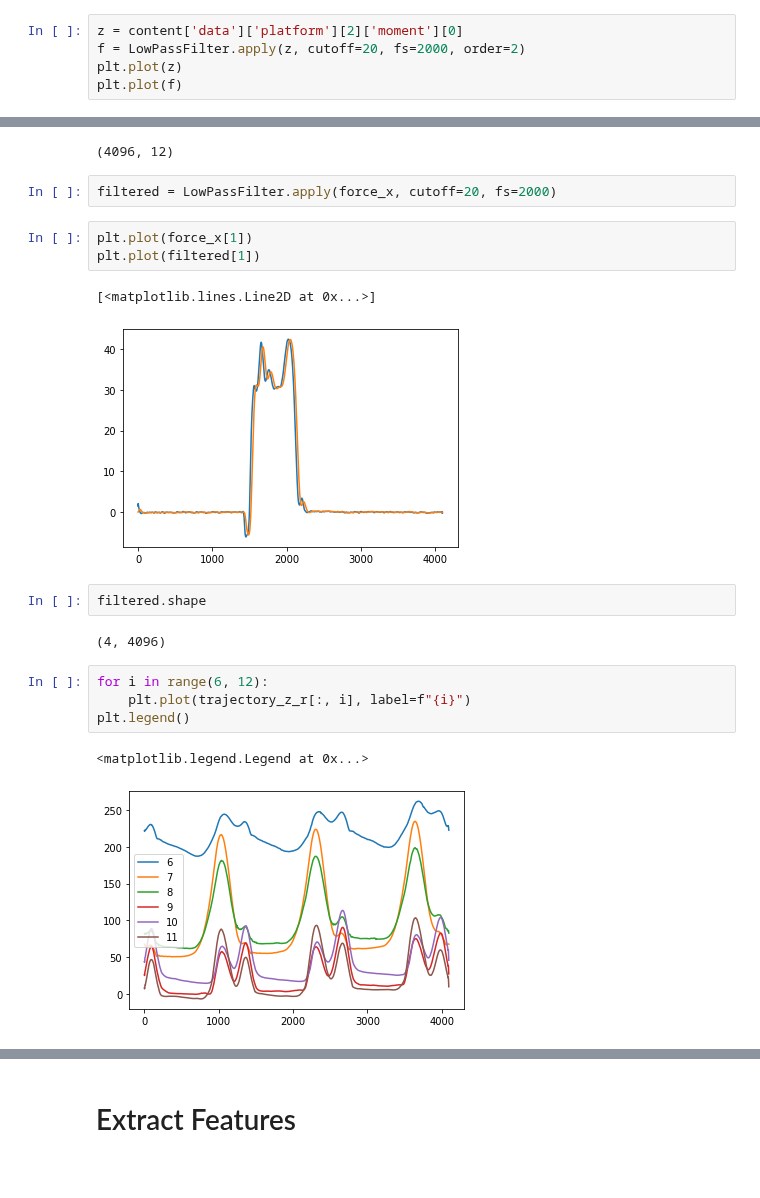
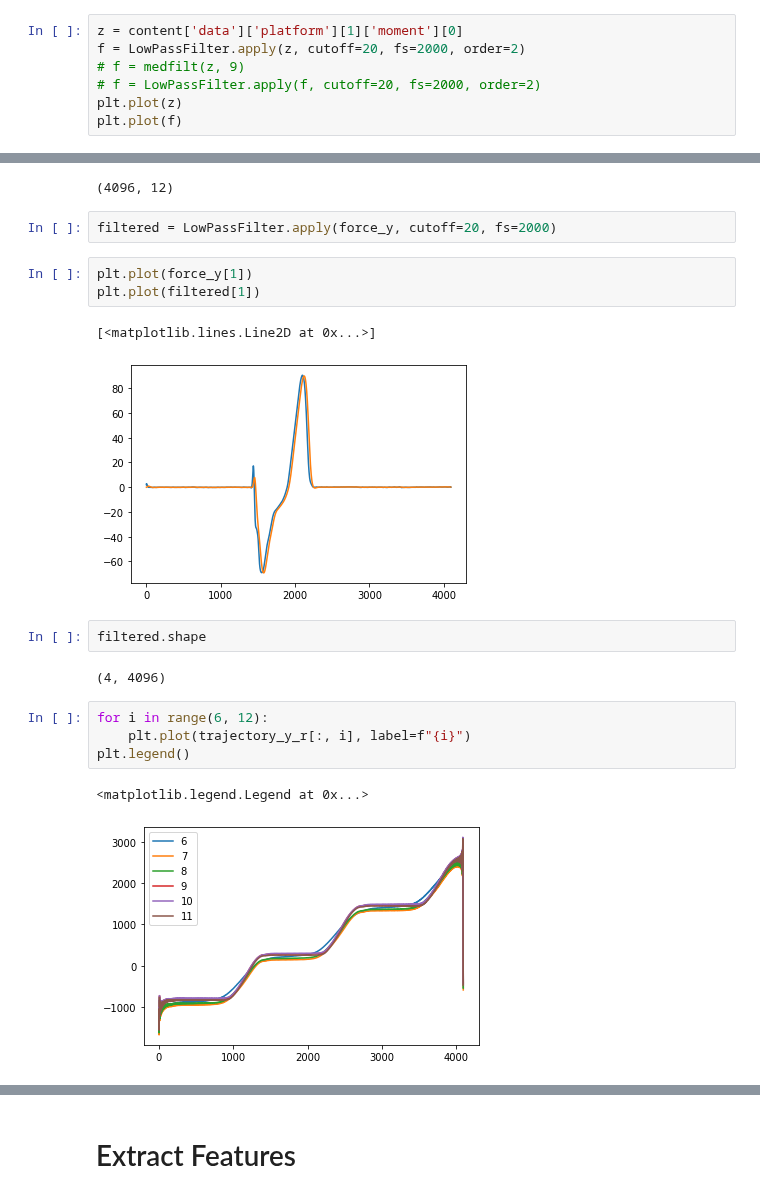
Before and after one commit to atick-faisal/GRF-Synthesis-from-Motion-Trajectories, a Jupyter notebook: src/preprocessing/process_dataset_2_alt.ipynb, the cells around one changed output, grey strips where cells are left out. Saved outputs shown, nothing was run; the diff lists cells and outputs as text.

```diff
--- a/src/preprocessing/process_dataset_2_alt.ipynb
+++ b/src/preprocessing/process_dataset_2_alt.ipynb
@@ -148,8 +177,10 @@ path = '/home/ai/Python/GRF-Synthesis-from-Motion-Trajectories/Dataset/gait-dbas
 # %%
 content = c3d(path, extract_forceplat_data=True)
 # %%
-z = content['data']['platform'][2]['moment'][0]
+z = content['data']['platform'][1]['moment'][0]
 f = LowPassFilter.apply(z, cutoff=20, fs=2000, order=2)
+# f = medfilt(z, 9)
+# f = LowPassFilter.apply(f, cutoff=20, fs=2000, order=2)
 plt.plot(z)
 plt.plot(f)
 # %% [output]
@@ -170,21 +221,21 @@ trajectory_z_r.shape
 # %% [output]
 (4096, 12)
 # %%
-filtered = LowPassFilter.apply(force_x, cutoff=20, fs=2000)
+filtered = LowPassFilter.apply(force_y, cutoff=20, fs=2000)
 # %%
-plt.plot(force_x[1])
+plt.plot(force_y[1])
 plt.plot(filtered[1])
 # %% [output]
 [<matplotlib.lines.Line2D at 0x...>]
-[figure, old version]
+[figure, new version]
 # %%
 filtered.shape
 # %% [output]
 (4, 4096)
 # %%
 for i in range(6, 12):
-    plt.plot(trajectory_z_r[:, i], label=f"{i}")
+    plt.plot(trajectory_y_r[:, i], label=f"{i}")
 plt.legend()
 # %% [output]
 <matplotlib.legend.Legend at 0x...>
-[figure, old version]
+[figure, new version]
```
Also changed, not shown: parts of 20 cells of this notebook, 6 other files.
